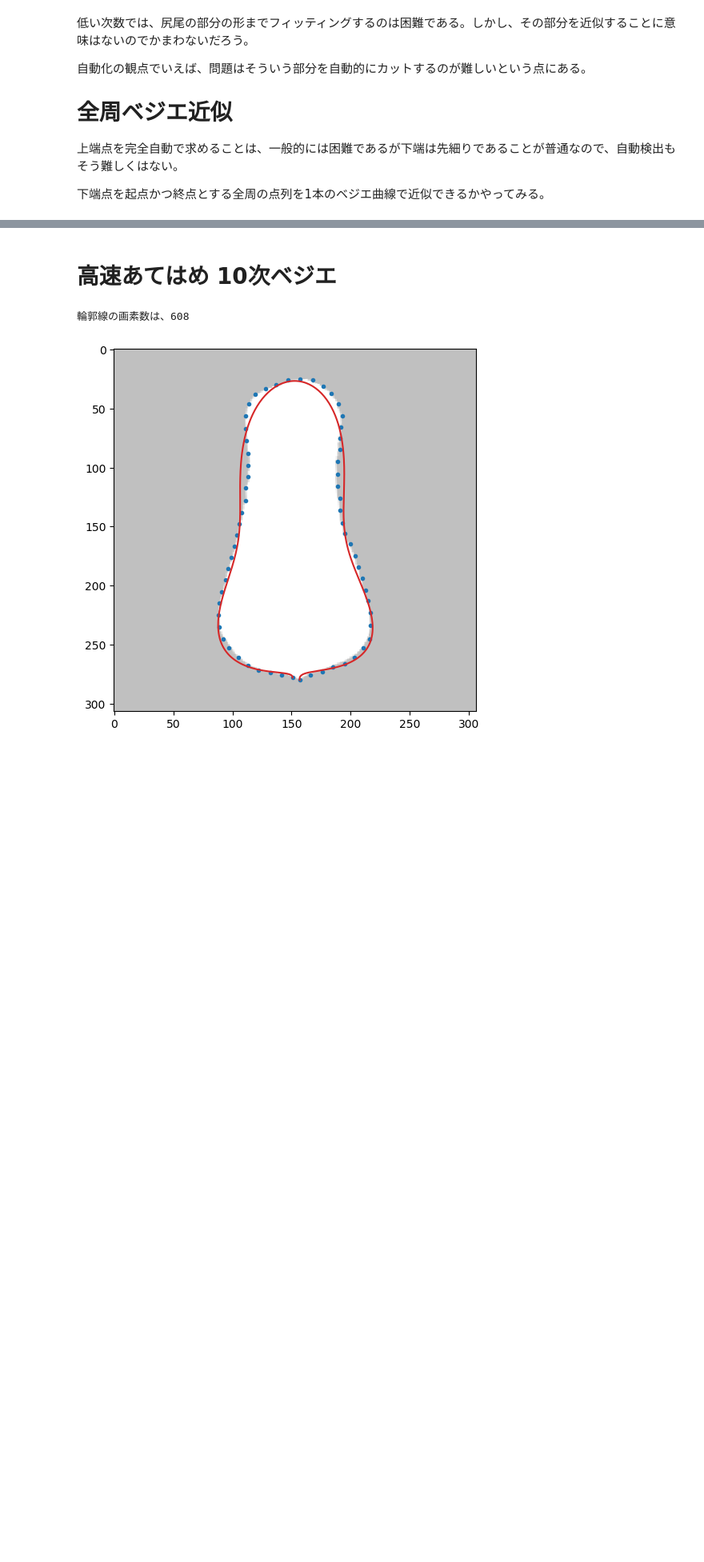
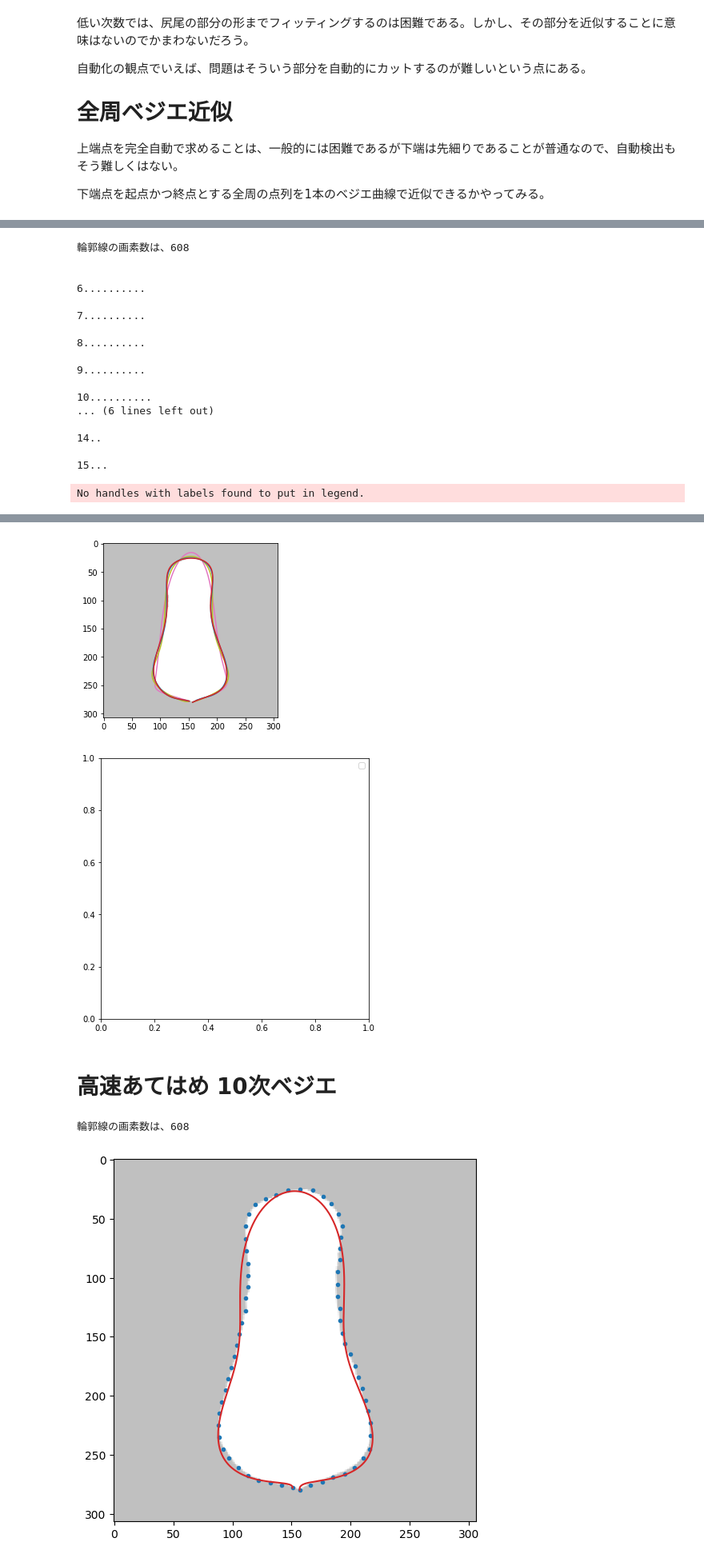
Before and after one commit to iciromaco/RadiShLab, a Jupyter notebook: N006_ベジエ曲線あてはめ.ipynb, the cells around one changed output, grey strips where cells are left out. Shown at 80% size. Drawn from its saved outputs; the diff is of its cells as text; code cells hidden in the pictures; blank space fills up the shorter version.

```diff
--- a/N006_ベジエ曲線あてはめ.ipynb
+++ b/N006_ベジエ曲線あてはめ.ipynb
@@ -767,0 +721,35 @@ Wall time: 0 ns
+# %%
+def DemoAll(imgnum,samples=64,Nfrom=6,Nto=15,pf=None,draw=[],withFig=[999]):
+    img = imgs[imgnum]
+    conAll = rd.getCntPairWithImg(img, mode=1) # 全周輪郭を得る
+    print("輪郭線の画素数は、{}".format(len(conAll)))
+    Samples = rd.getSamples(conAll,N=samples,mode='Equidistant')
+    # ベジエ曲線の近似次数（N)とサンプルをセットしてベジエ曲線のインスタンスを作成
+    bez = MyBezierCurve(N=0,samples=Samples,prefunc=pf) # インスタンス生成
+    fig = plt.figure(figsize =(6, 6))
+    cps,fall,N,error = bez.fit2(img=img,Nfrom=Nfrom,Nto=Nto,withError=True,prefunc=pf,withFig=withFig)
+    plt.legend()
+    print("必要次数は",N)
+    return fall,N
+# %%
+%%time
+fl,N = DemoAll(0,samples=64,Nfrom=6,Nto=18,pf=None,withFig=[8,10,12,15])
+# %% [output]
+輪郭線の画素数は、608
+
+
+6..........
+
+7..........
+
+8..........
+
+9..........
+
+10..........
+... (6 lines left out)
+
+14..
+
+15...
+No handles with labels found to put in legend.
@@ -767,0 +759,2 @@ Wall time: 0 ns
+[figure, added]
+[figure, added]
```
Also changed, not shown: parts of 76 cells of this notebook, 1 other file.
